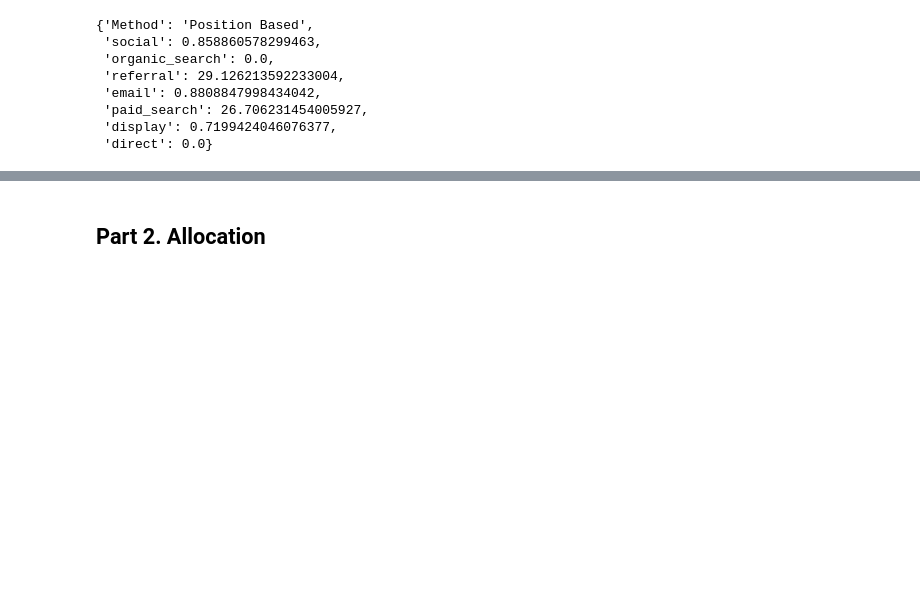
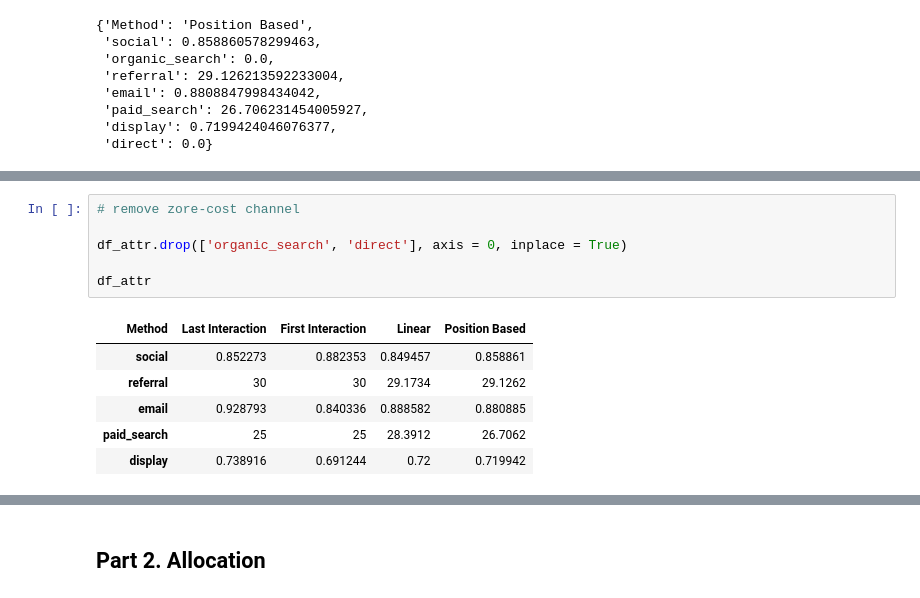
Before and after one commit to Dirodzz/Attribution-Allocation, a Jupyter notebook: Attribution and Allocation Code.ipynb, the cells around one changed output, grey strips where cells are left out. Cells and saved outputs as stored; diff of their text form; blank space fills up the shorter version.

```diff
--- a/Attribution and Allocation Code.ipynb
+++ b/Attribution and Allocation Code.ipynb
@@ -382,0 +420,13 @@ CAC_calc(PB_count)
+# %%
+# remove zore-cost channel
+
+df_attr.drop(['organic_search', 'direct'], axis = 0, inplace = True)
+
+df_attr
+# %% [output]
+| Method | Last Interaction | First Interaction | Linear | Position Based |
+| social | 0.852273 | 0.882353 | 0.849457 | 0.858861 |
+| referral | 30 | 30 | 29.1734 | 29.1262 |
+| email | 0.928793 | 0.840336 | 0.888582 | 0.880885 |
+| paid_search | 25 | 25 | 28.3912 | 26.7062 |
+| display | 0.738916 | 0.691244 | 0.72 | 0.719942 |
```
Also changed, not shown: parts of 10 cells of this notebook.
